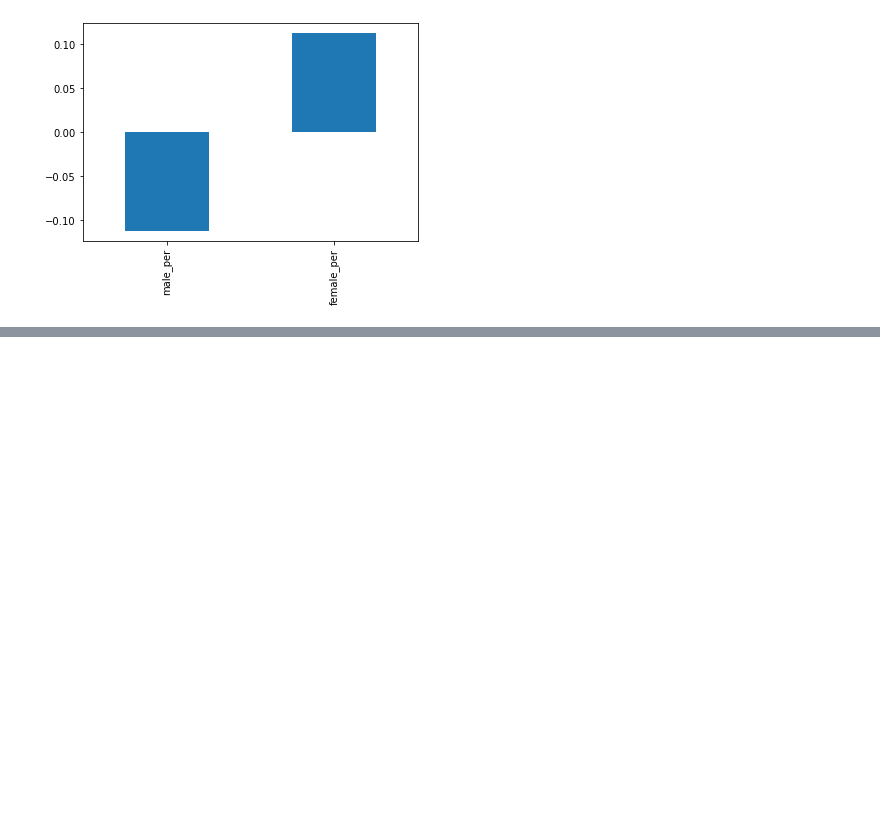
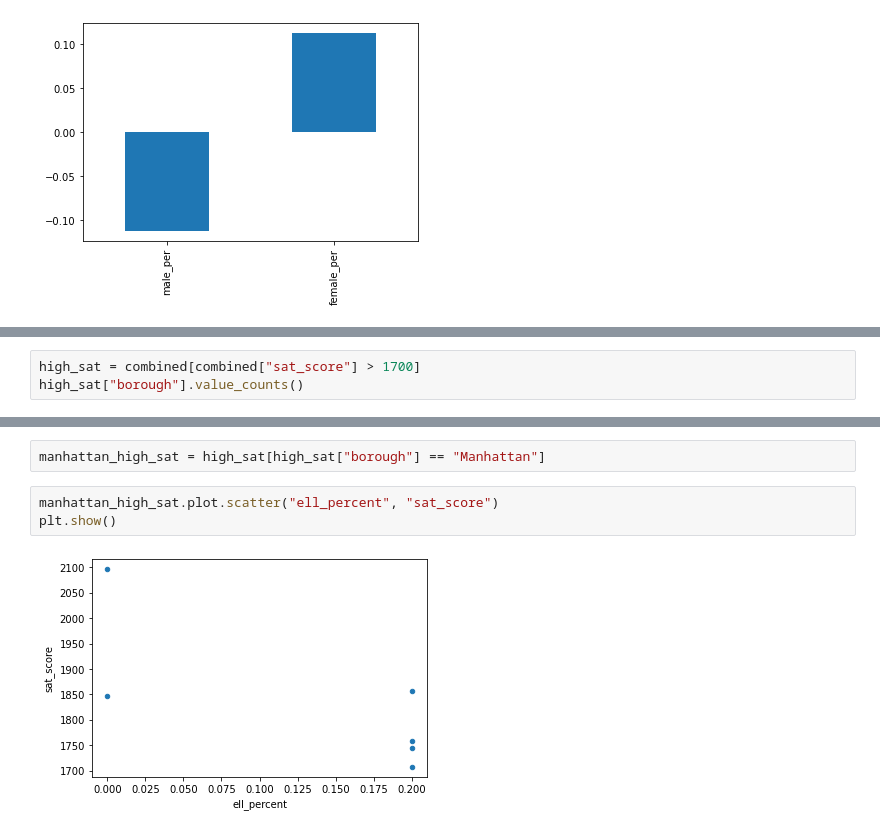
Before and after one commit to Pav-Ini/DataQuest, a Jupyter notebook: 08 NYC SAT Results/nyc_sat.ipynb, the cells around one changed output, grey strips where cells are left out. Saved outputs shown, nothing was run; the diff lists cells and outputs as text; blank space fills up the shorter version.

```diff
--- a/08 NYC SAT Results/nyc_sat.ipynb
+++ b/08 NYC SAT Results/nyc_sat.ipynb
@@ -525,0 +596,3 @@ The plot above shows that high percentage of females at a high schools positivel
+# %%
+high_sat = combined[combined["sat_score"] > 1700]
+high_sat["borough"].value_counts()
@@ -525,0 +620,7 @@ The plot above shows that high percentage of females at a high schools positivel
+# %%
+manhattan_high_sat = high_sat[high_sat["borough"] == "Manhattan"]
+# %%
+manhattan_high_sat.plot.scatter("ell_percent", "sat_score")
+plt.show()
+# %% [output]
+[figure, added]
```
Also changed, not shown: parts of 18 cells of this notebook.
